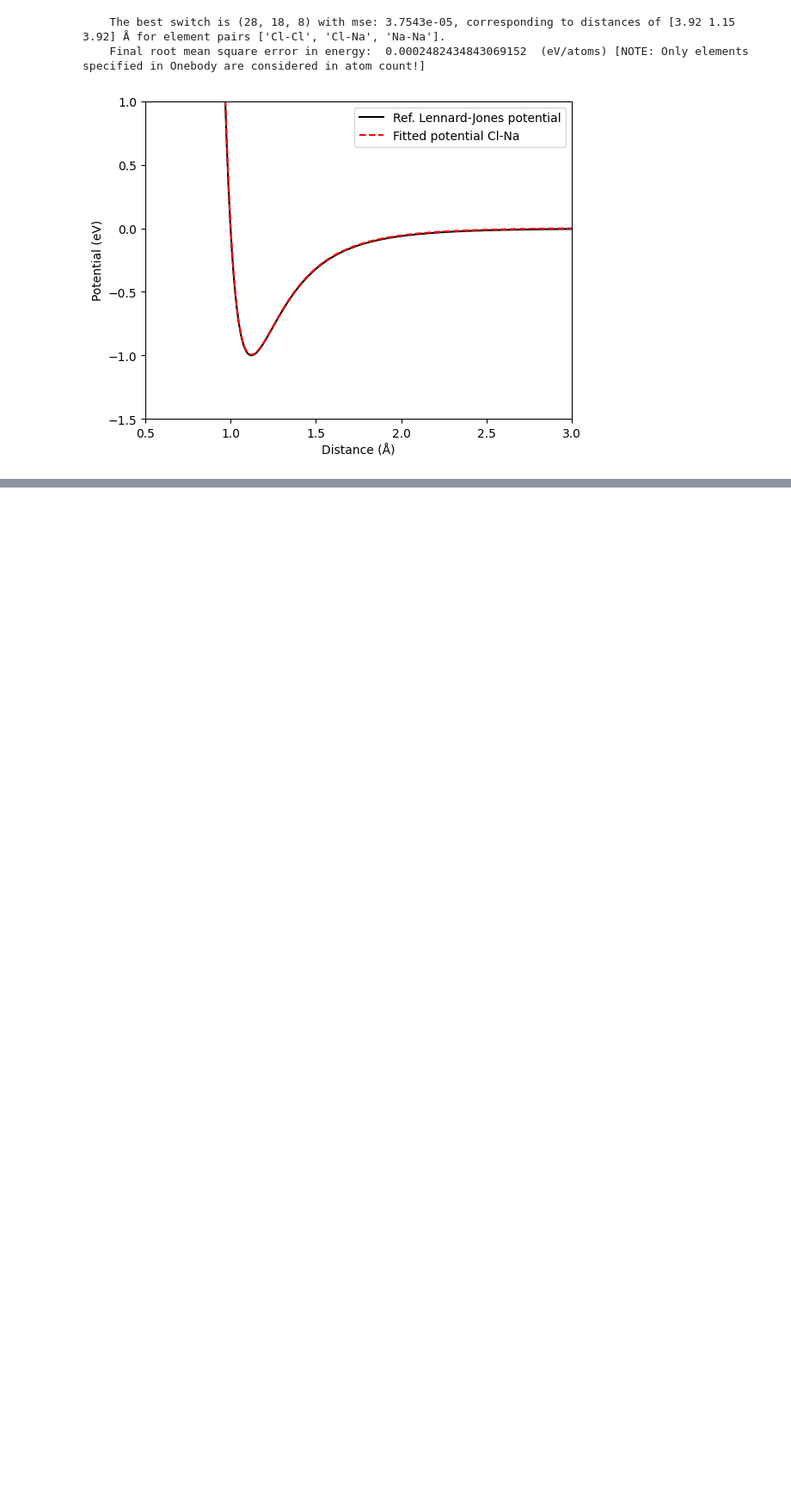
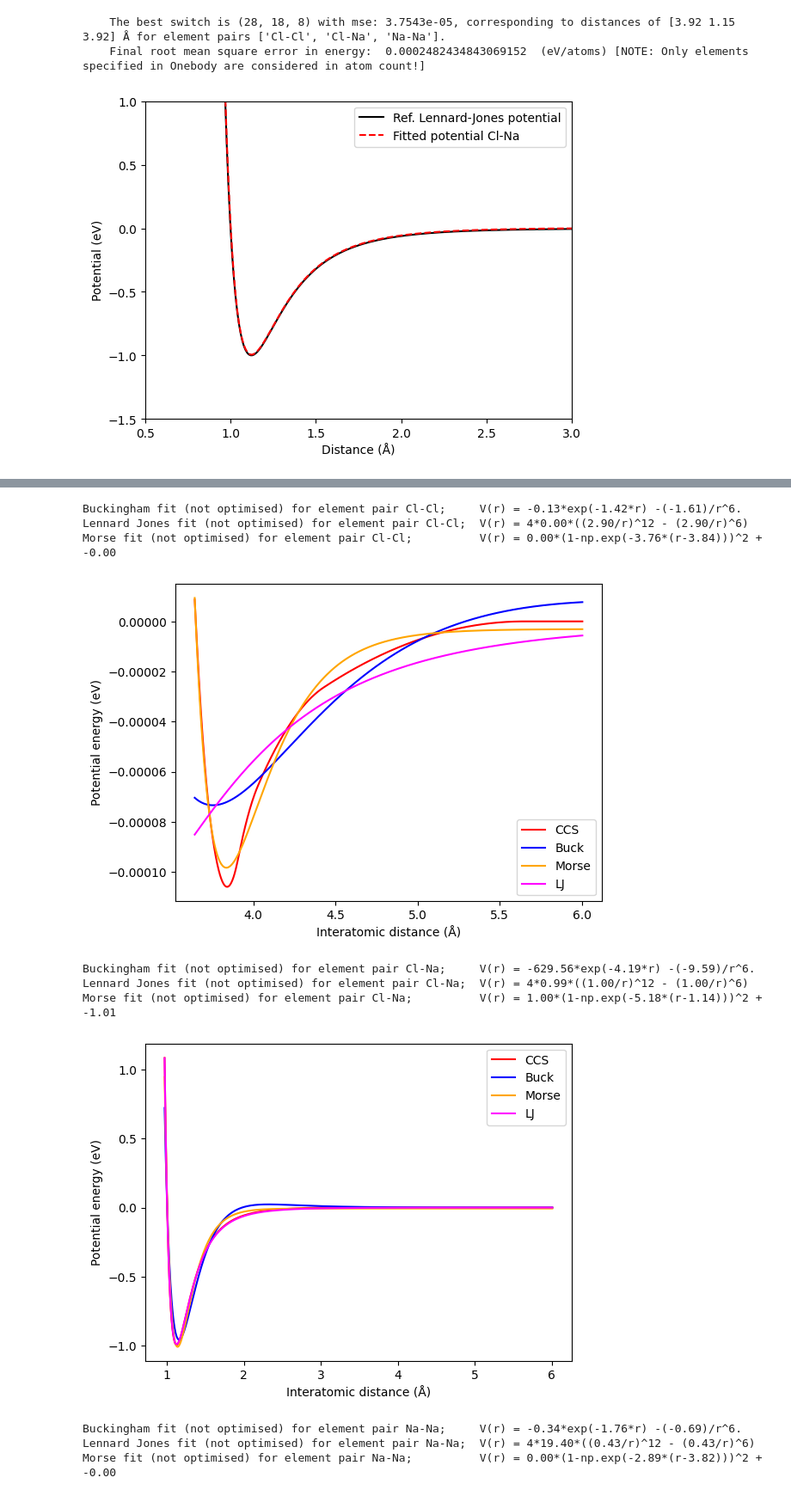
Before and after one commit to Teoroo-CMC/CCS, a Jupyter notebook: examples/Advanced_Tutorials/Search_mode/Search_mode.ipynb, the cells around one changed output, grey strips where cells are left out. Shown at 86% size. Drawn from its saved outputs; the diff is of its cells as text; code cells hidden in the pictures; blank space fills up the shorter version.

```diff
--- a/examples/Advanced_Tutorials/Search_mode/Search_mode.ipynb
+++ b/examples/Advanced_Tutorials/Search_mode/Search_mode.ipynb
@@ -230,0 +273,16 @@ rm("ccs.spl")
+# %%
+from ccs_fit.scripts.ccs_export_FF import write_FF
+
+write_FF("CCS_params.json")
+# %% [output]
+Buckingham fit (not optimised) for element pair Cl-Cl;     V(r) = -0.13*exp(-1.42*r) -(-1.61)/r^6.
+Lennard Jones fit (not optimised) for element pair Cl-Cl;  V(r) = 4*0.00*((2.90/r)^12 - (2.90/r)^6)
+Morse fit (not optimised) for element pair Cl-Cl;          V(r) = 0.00*(1-np.exp(-3.76*(r-3.84)))^2 + -0.00
+[figure, added]
+Buckingham fit (not optimised) for element pair Cl-Na;     V(r) = -629.56*exp(-4.19*r) -(-9.59)/r^6.
+Lennard Jones fit (not optimised) for element pair Cl-Na;  V(r) = 4*0.99*((1.00/r)^12 - (1.00/r)^6)
+Morse fit (not optimised) for element pair Cl-Na;          V(r) = 1.00*(1-np.exp(-5.18*(r-1.14)))^2 + -1.01
+[figure, added]
+Buckingham fit (not optimised) for element pair Na-Na;     V(r) = -0.34*exp(-1.76*r) -(-0.69)/r^6.
+Lennard Jones fit (not optimised) for element pair Na-Na;  V(r) = 4*19.40*((0.43/r)^12 - (0.43/r)^6)
+Morse fit (not optimised) for element pair Na-Na;          V(r) = 0.00*(1-np.exp(-2.89*(r-3.82)))^2 + -0.00
```
Also changed, not shown: parts of 4 cells of this notebook.
